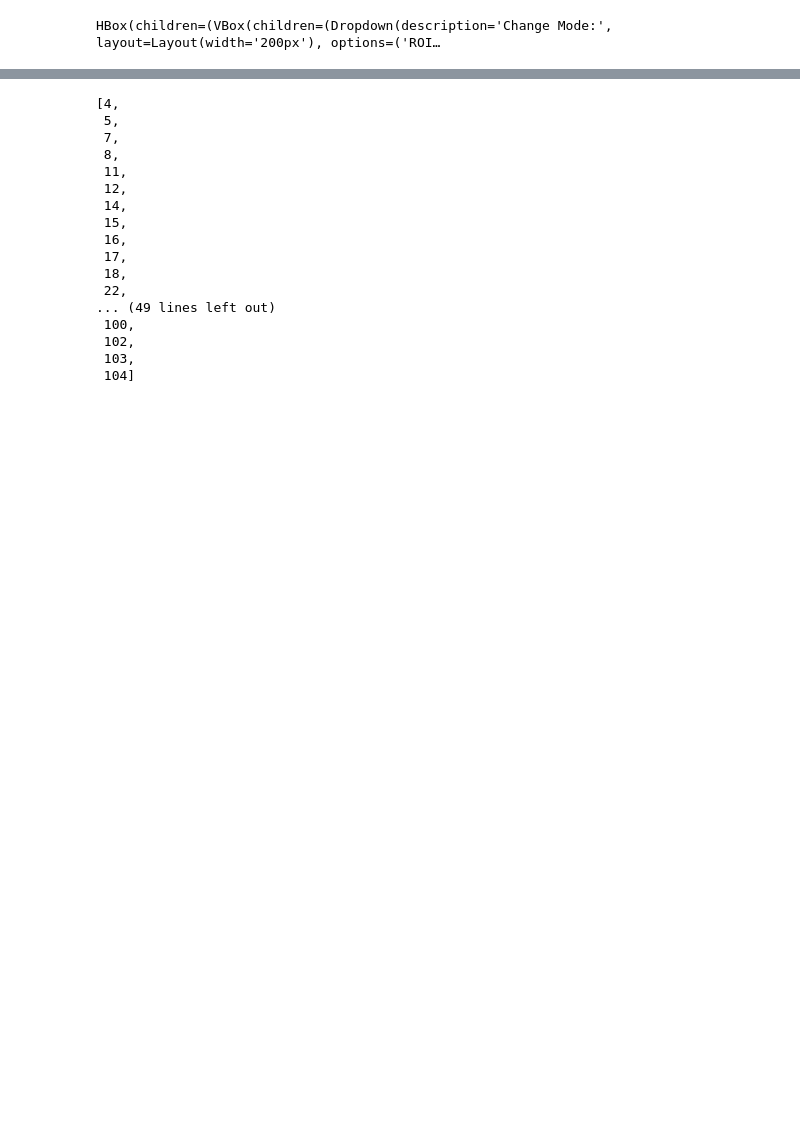
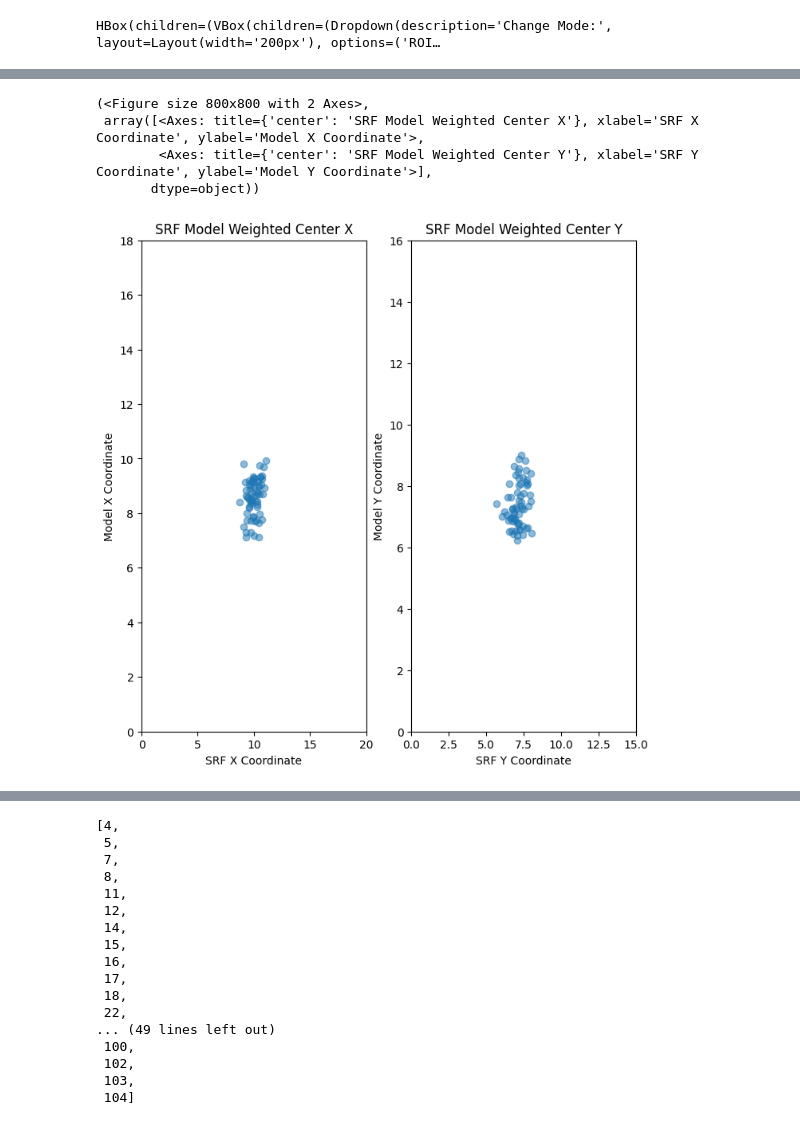
Before and after one commit to SamuelSuhai/model_in_the_loop, a Jupyter notebook: notebooks/gui/visualization_gui_experiments.ipynb, the cells around one changed output, grey strips where cells are left out. Cells and saved outputs as stored; diff of their text form; code cells hidden in the pictures; blank space fills up the shorter version.

```diff
--- a/notebooks/gui/visualization_gui_experiments.ipynb
+++ b/notebooks/gui/visualization_gui_experiments.ipynb
@@ -217,0 +302,4 @@ HBox(children=(VBox(children=(Dropdown(description='Change Mode:', layout=Layout
+# %%
+srf = (dj_table_holder("SplitRF")() & {"roi_id": 29}).fetch1("srf")
+idx_srf_max = np.argmax(np.abs(srf))
+reshaped_idx_max = np.unravel_index(idx_srf_max, srf.shape)
@@ -217,0 +384,8 @@ HBox(children=(VBox(children=(Dropdown(description='Change Mode:', layout=Layout
+# %%
+plot_srf_mei_scatter()
+# %% [output]
+(<Figure size 800x800 with 2 Axes>,
+ array([<Axes: title={'center': 'SRF Model Weighted Center X'}, xlabel='SRF X Coordinate', ylabel='Model X Coordinate'>,
+        <Axes: title={'center': 'SRF Model Weighted Center Y'}, xlabel='SRF Y Coordinate', ylabel='Model Y Coordinate'>],
+       dtype=object))
+[figure, added]
```
Also changed, not shown: parts of 21 cells of this notebook, 44 other files.
